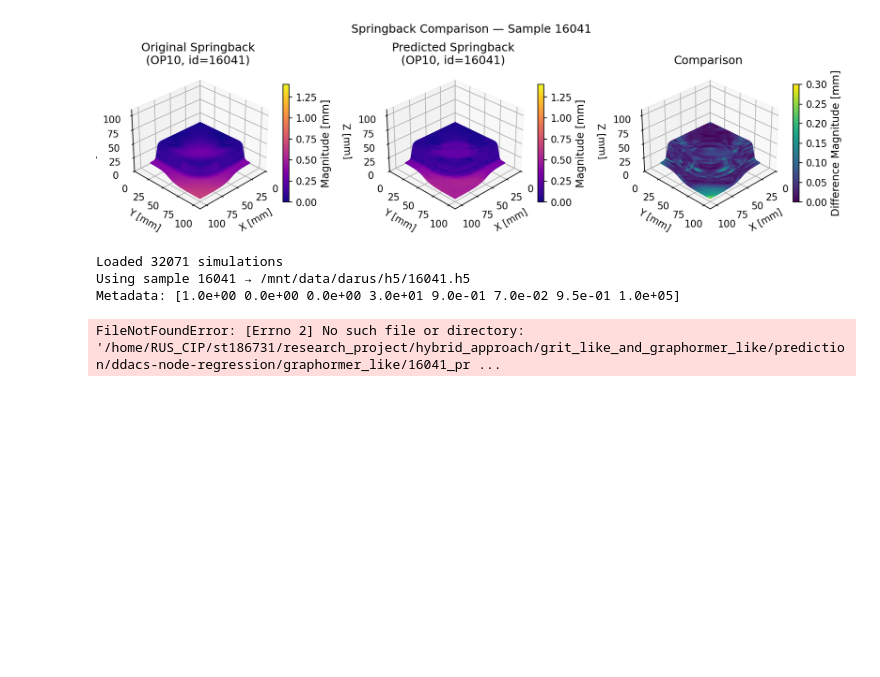
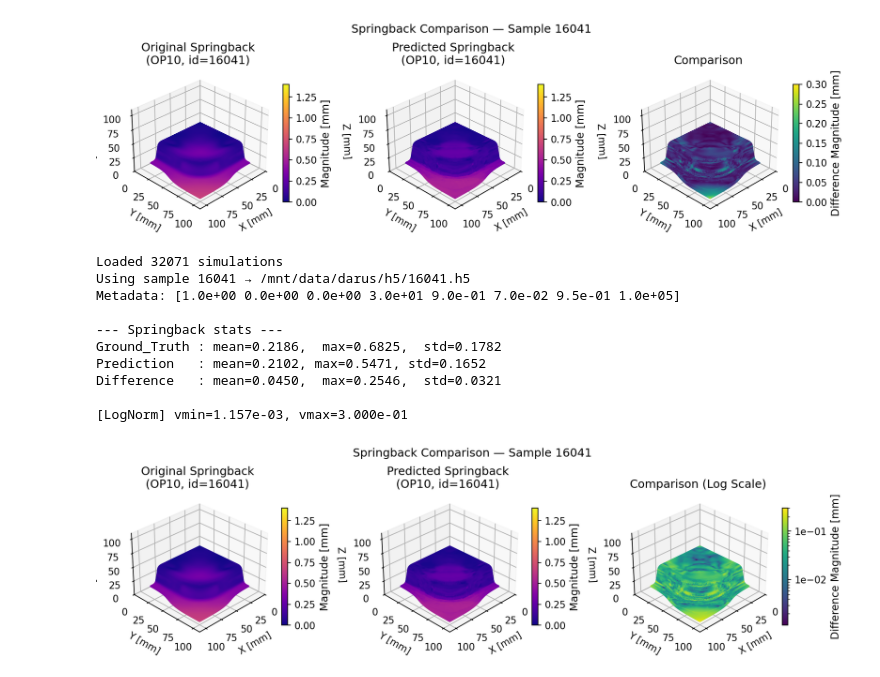
Before and after one commit to Jiang241023/research_project, a Jupyter notebook: hybrid_approach/feature_extraction/feature_display_pointcloud.ipynb, the cells around one changed output. Cells and saved outputs as stored; diff of their text form; code cells hidden in the pictures; blank space fills up the shorter version.

```diff
--- a/hybrid_approach/feature_extraction/feature_display_pointcloud.ipynb
+++ b/hybrid_approach/feature_extraction/feature_display_pointcloud.ipynb
@@ -184,8 +184,8 @@ from utils_DDACS import extract_mesh, extract_point_springback
 OPERATION   = 10
 TIMESTEP    = 2
 sample_id   = "16041"
-# pred_dir    = "/home/RUS_CIP/st186731/research_project/hybrid_approach/grit_like_and_graphormer_like/prediction/ddacs-node-regression/grit_like"
-pred_dir    = "/home/RUS_CIP/st186731/research_project/hybrid_approach/grit_like_and_graphormer_like/prediction/ddacs-node-regression/graphormer_like"
+pred_dir    = "/home/RUS_CIP/st186731/research_project/hybrid_approach/grit_like_and_graphormer_like/prediction/ddacs-node-regression/grit_like"
+# pred_dir    = "/home/RUS_CIP/st186731/research_project/hybrid_approach/grit_like_and_graphormer_like/prediction/ddacs-node-regression/graphormer_like"
 data_root   = "/mnt/data/jiang"
 data_dir    = Path("/mnt/data/darus/")
 
@@ -301,31 +301,38 @@ ax2.set_xlabel("X [mm]"); ax2.set_ylabel("Y [mm]"); ax2.set_zlabel("Z [mm]")
 ax3 = fig.add_subplot(133, projection="3d")
 sc3 = ax3.scatter(
     coords_plot[:,0], coords_plot[:,1], coords_plot[:,2],
     c=difference_mag_safe, cmap="viridis", norm=norm_difference,
     s=1, alpha=0.95
 )
 add_colorbar(fig, ax3, plt.cm.ScalarMappable(cmap="viridis", norm=norm_difference), "Difference Magnitude [mm]")
 ax3.set_title("Comparison (Log Scale)")
 ax3.set_xlim(AXIS_LIMITS); ax3.set_ylim(AXIS_LIMITS); ax3.set_zlim(AXIS_LIMITS)
 ax3.view_init(VIEW_ELEVATION, VIEW_AZIMUTH)
 ax3.set_xlabel("X [mm]"); ax3.set_ylabel("Y [mm]"); ax3.set_zlabel("Z [mm]")
 
 plt.suptitle(f"Springback Comparison — Sample {sim_id}", y=0.98, fontsize=12)
 
 save_dir = Path("/home/RUS_CIP/st186731/research_project/figures")
 save_dir.mkdir(parents=True, exist_ok=True)
 
 fig.tight_layout()  # arrange subplots nicely
 if pred_dir == "/home/RUS_CIP/st186731/research_project/hybrid_approach/grit_like_and_graphormer_like/prediction/ddacs-node-regression/graphormer_like":
     fig.savefig(save_dir / f"springback_id{sample_id}_graphormer_like_with_lap_loss.png",
                 dpi=150, bbox_inches="tight", pad_inches=0.1)
 else:
     fig.savefig(save_dir / f"springback_id{sample_id}_grit_like_with_lap_loss_logscale.png",
                 dpi=150, bbox_inches="tight", pad_inches=0.1)
 
 plt.show()
 # %% [output]
 Loaded 32071 simulations
 Using sample 16041 → /mnt/data/darus/h5/16041.h5
 Metadata: [1.0e+00 0.0e+00 0.0e+00 3.0e+01 9.0e-01 7.0e-02 9.5e-01 1.0e+05]
+
+--- Springback stats ---
+Ground_Truth : mean=0.2186,  max=0.6825,  std=0.1782
+Prediction   : mean=0.2102, max=0.5471, std=0.1652
+Difference   : mean=0.0450,  max=0.2546,  std=0.0321
+
+[LogNorm] vmin=1.157e-03, vmax=3.000e-01
-FileNotFoundError: [Errno 2] No such file or directory: '/home/RUS_CIP/st186731/research_project/hybrid_approach/grit_like_and_graphormer_like/prediction/ddacs-node-regression/graphormer_like/16041_pr ...
+[figure, added]
```
Also changed, not shown: parts of 1 cell of this notebook, 5 other files.
